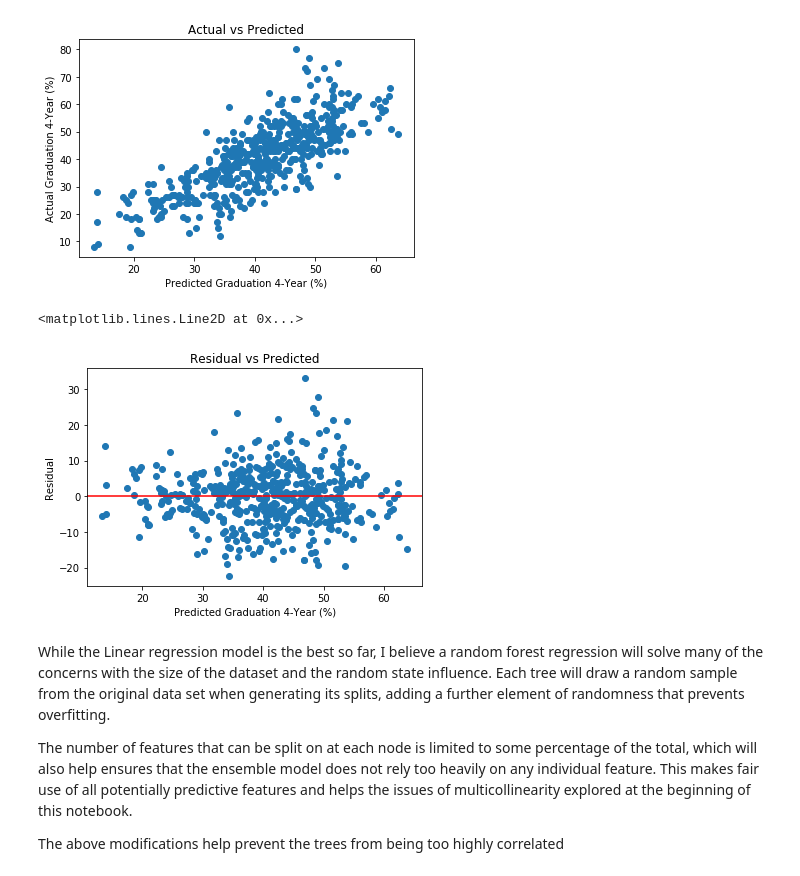
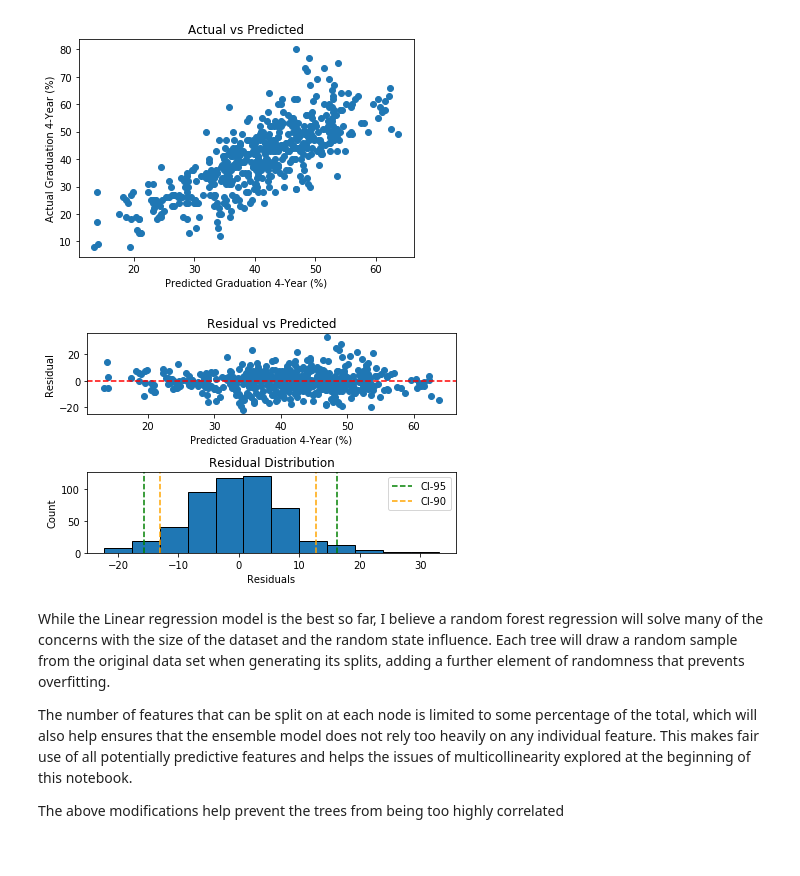
Before and after one commit to RachidRezzik/Texas_GradPercent_Predictor, a Jupyter notebook: Machine_Learning.ipynb, the cells around one changed output. Cells and saved outputs as stored; diff of their text form; code cells hidden in the pictures.

```diff
--- a/Machine_Learning.ipynb
+++ b/Machine_Learning.ipynb
@@ -262,17 +262,33 @@ plt.title('Actual vs Predicted')
 # %% [output]
 Text(0.5, 1.0, 'Actual vs Predicted')
 [figure]
-# %%
-### Predicted vs Residuals Scatterplot ###
-residuals = actual - predicted
-plt.scatter(predicted, residuals)
-plt.xlabel('Predicted Graduation 4-Year (%)')
-plt.ylabel('Residual')
-plt.title('Residual vs Predicted')
-plt.axhline(y=0, color='r', linestyle='-')
-# %% [output]
-<matplotlib.lines.Line2D at 0x...>
-[figure, removed]
+# %%
+### Predicted vs Residuals Scatterplot ###
+plt.subplot(2,1,1)
+residuals = actual - predicted
+plt.scatter(predicted, residuals)
+plt.xlabel('Predicted Graduation 4-Year (%)')
+plt.ylabel('Residual')
+plt.title('Residual vs Predicted')
+plt.axhline(y=0, color='r', linestyle='--')
+
+### Residuals Histogram ###
+plt.subplot(2,1,2)
+plt.hist(residuals, bins=12, edgecolor='black')
+plt.xlabel('Residuals')
+plt.ylabel('Count')
+plt.title('Residual Distribution')
+conf_int95 = np.percentile(residuals, [2.5, 97.5])
+conf_int90 = np.percentile(residuals, [5, 95])
+plt.axvline(x=conf_int95[0], color='green', linestyle='--', label='CI-95')
+plt.axvline(x=conf_int95[1], color='green', linestyle='--')
+plt.axvline(x=conf_int90[0], color='orange', linestyle='--', label='CI-90')
+plt.axvline(x=conf_int90[1], color='orange', linestyle='--')
+plt.legend()
+plt.tight_layout()
+plt.show()
+# %% [output]
+[figure, added]
 # %% [markdown]
 While the Linear regression model is the best so far, I believe a random forest regression will solve many of the concerns with the size of the dataset and the random state influence. Each tree will draw a random sample from the original data set when generating its splits, adding a further element of randomness that prevents overfitting.
 
```
Also changed, not shown: parts of 8 cells of this notebook.
